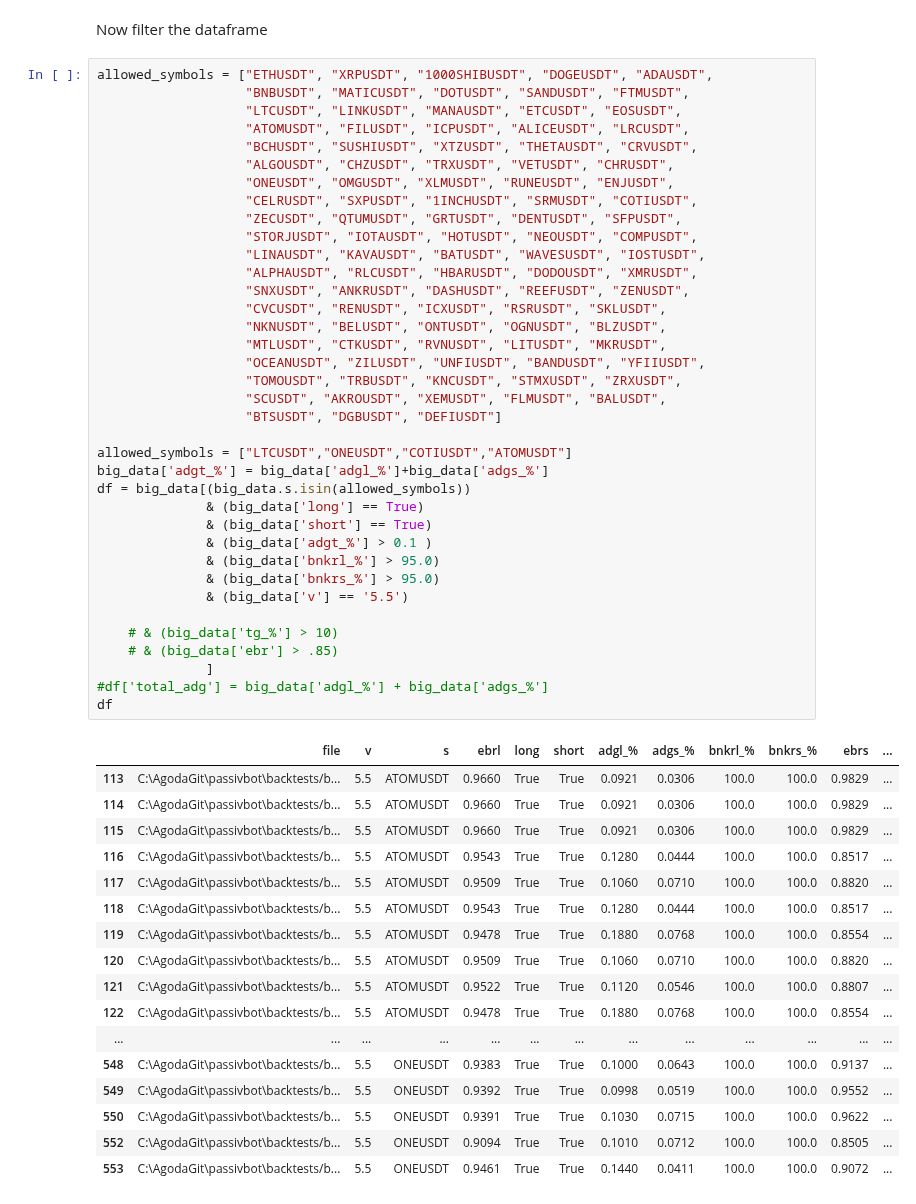
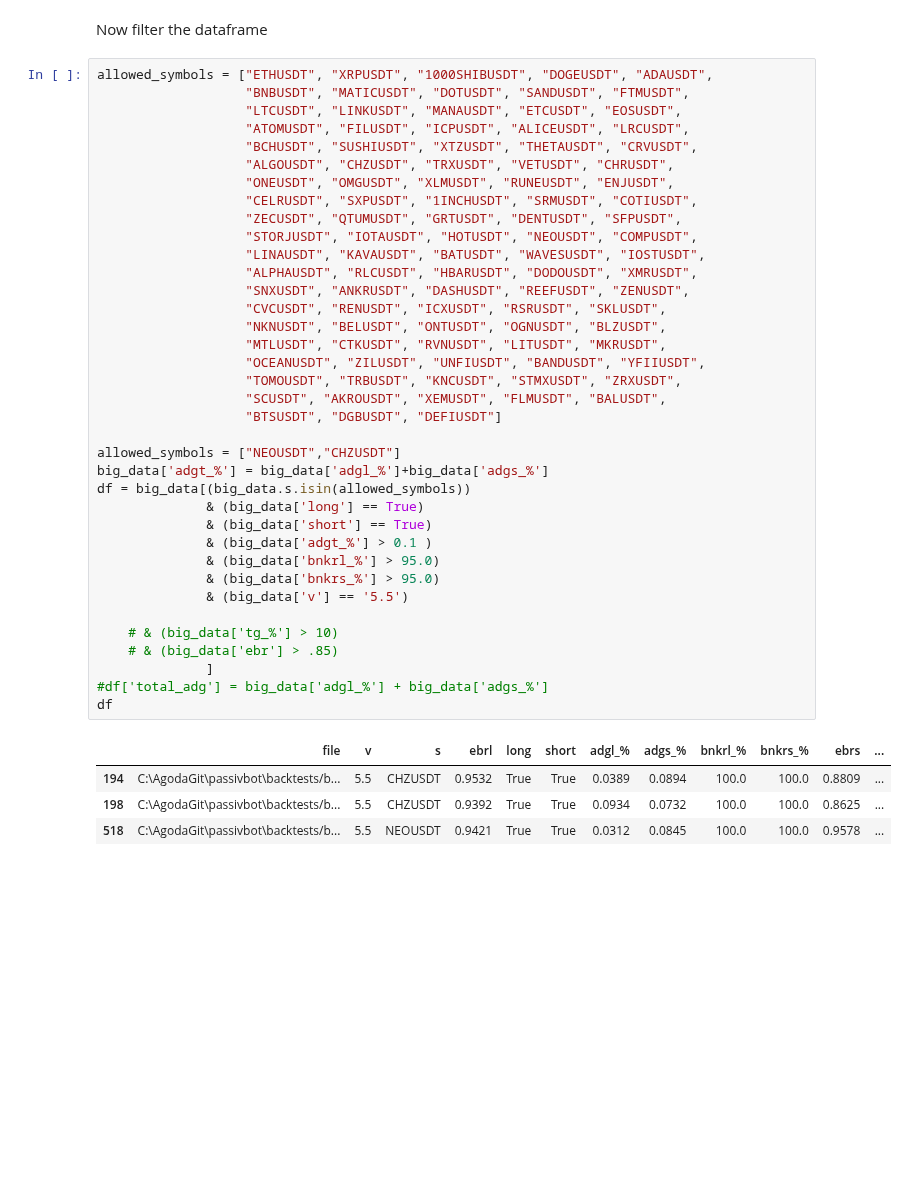
Before and after one commit to shroukkhan/passivbot, a Jupyter notebook: analyze_result.ipynb, the cells around one changed output. Drawn from its saved outputs; the diff is of its cells as text; blank space fills up the shorter version.

```diff
--- a/analyze_result.ipynb
+++ b/analyze_result.ipynb
@@ -82,50 +82,37 @@ allowed_symbols = ["ETHUSDT", "XRPUSDT", "1000SHIBUSDT", "DOGEUSDT", "ADAUSDT",
                    "CELRUSDT", "SXPUSDT", "1INCHUSDT", "SRMUSDT", "COTIUSDT",
                    "ZECUSDT", "QTUMUSDT", "GRTUSDT", "DENTUSDT", "SFPUSDT",
                    "STORJUSDT", "IOTAUSDT", "HOTUSDT", "NEOUSDT", "COMPUSDT",
                    "LINAUSDT", "KAVAUSDT", "BATUSDT", "WAVESUSDT", "IOSTUSDT",
                    "ALPHAUSDT", "RLCUSDT", "HBARUSDT", "DODOUSDT", "XMRUSDT",
                    "SNXUSDT", "ANKRUSDT", "DASHUSDT", "REEFUSDT", "ZENUSDT",
                    "CVCUSDT", "RENUSDT", "ICXUSDT", "RSRUSDT", "SKLUSDT",
                    "NKNUSDT", "BELUSDT", "ONTUSDT", "OGNUSDT", "BLZUSDT",
                    "MTLUSDT", "CTKUSDT", "RVNUSDT", "LITUSDT", "MKRUSDT",
                    "OCEANUSDT", "ZILUSDT", "UNFIUSDT", "BANDUSDT", "YFIIUSDT",
                    "TOMOUSDT", "TRBUSDT", "KNCUSDT", "STMXUSDT", "ZRXUSDT",
                    "SCUSDT", "AKROUSDT", "XEMUSDT", "FLMUSDT", "BALUSDT",
                    "BTSUSDT", "DGBUSDT", "DEFIUSDT"]
 
-allowed_symbols = ["LTCUSDT","ONEUSDT","COTIUSDT","ATOMUSDT"]
+allowed_symbols = ["NEOUSDT","CHZUSDT"]
 big_data['adgt_%'] = big_data['adgl_%']+big_data['adgs_%']
 df = big_data[(big_data.s.isin(allowed_symbols))
               & (big_data['long'] == True)
               & (big_data['short'] == True)
               & (big_data['adgt_%'] > 0.1 )
               & (big_data['bnkrl_%'] > 95.0)
               & (big_data['bnkrs_%'] > 95.0)
               & (big_data['v'] == '5.5')
 
     # & (big_data['tg_%'] > 10)
     # & (big_data['ebr'] > .85)
               ]
 #df['total_adg'] = big_data['adgl_%'] + big_data['adgs_%']
 df
 # %% [output]
 |  | file | v | s | ebrl | long | short | adgl_% | adgs_% | bnkrl_% | bnkrs_% | ebrs | ... |
-| 113 | C:\AgodaGit\passivbot\backtests/b... | 5.5 | ATOMUSDT | 0.9660 | True | True | 0.0921 | 0.0306 | 100.0 | 100.0 | 0.9829 | ... |
-| 114 | C:\AgodaGit\passivbot\backtests/b... | 5.5 | ATOMUSDT | 0.9660 | True | True | 0.0921 | 0.0306 | 100.0 | 100.0 | 0.9829 | ... |
-| 115 | C:\AgodaGit\passivbot\backtests/b... | 5.5 | ATOMUSDT | 0.9660 | True | True | 0.0921 | 0.0306 | 100.0 | 100.0 | 0.9829 | ... |
-| 116 | C:\AgodaGit\passivbot\backtests/b... | 5.5 | ATOMUSDT | 0.9543 | True | True | 0.1280 | 0.0444 | 100.0 | 100.0 | 0.8517 | ... |
-| 117 | C:\AgodaGit\passivbot\backtests/b... | 5.5 | ATOMUSDT | 0.9509 | True | True | 0.1060 | 0.0710 | 100.0 | 100.0 | 0.8820 | ... |
-| 118 | C:\AgodaGit\passivbot\backtests/b... | 5.5 | ATOMUSDT | 0.9543 | True | True | 0.1280 | 0.0444 | 100.0 | 100.0 | 0.8517 | ... |
-| 119 | C:\AgodaGit\passivbot\backtests/b... | 5.5 | ATOMUSDT | 0.9478 | True | True | 0.1880 | 0.0768 | 100.0 | 100.0 | 0.8554 | ... |
-| 120 | C:\AgodaGit\passivbot\backtests/b... | 5.5 | ATOMUSDT | 0.9509 | True | True | 0.1060 | 0.0710 | 100.0 | 100.0 | 0.8820 | ... |
-| 121 | C:\AgodaGit\passivbot\backtests/b... | 5.5 | ATOMUSDT | 0.9522 | True | True | 0.1120 | 0.0546 | 100.0 | 100.0 | 0.8807 | ... |
-| 122 | C:\AgodaGit\passivbot\backtests/b... | 5.5 | ATOMUSDT | 0.9478 | True | True | 0.1880 | 0.0768 | 100.0 | 100.0 | 0.8554 | ... |
-| ... | ... | ... | ... | ... | ... | ... | ... | ... | ... | ... | ... | ... |
-| 548 | C:\AgodaGit\passivbot\backtests/b... | 5.5 | ONEUSDT | 0.9383 | True | True | 0.1000 | 0.0643 | 100.0 | 100.0 | 0.9137 | ... |
-| 549 | C:\AgodaGit\passivbot\backtests/b... | 5.5 | ONEUSDT | 0.9392 | True | True | 0.0998 | 0.0519 | 100.0 | 100.0 | 0.9552 | ... |
-| 550 | C:\AgodaGit\passivbot\backtests/b... | 5.5 | ONEUSDT | 0.9391 | True | True | 0.1030 | 0.0715 | 100.0 | 100.0 | 0.9622 | ... |
-| 552 | C:\AgodaGit\passivbot\backtests/b... | 5.5 | ONEUSDT | 0.9094 | True | True | 0.1010 | 0.0712 | 100.0 | 100.0 | 0.8505 | ... |
-| 553 | C:\AgodaGit\passivbot\backtests/b... | 5.5 | ONEUSDT | 0.9461 | True | True | 0.1440 | 0.0411 | 100.0 | 100.0 | 0.9072 | ... |
+| 194 | C:\AgodaGit\passivbot\backtests/b... | 5.5 | CHZUSDT | 0.9532 | True | True | 0.0389 | 0.0894 | 100.0 | 100.0 | 0.8809 | ... |
+| 198 | C:\AgodaGit\passivbot\backtests/b... | 5.5 | CHZUSDT | 0.9392 | True | True | 0.0934 | 0.0732 | 100.0 | 100.0 | 0.8625 | ... |
+| 518 | C:\AgodaGit\passivbot\backtests/b... | 5.5 | NEOUSDT | 0.9421 | True | True | 0.0312 | 0.0845 | 100.0 | 100.0 | 0.9578 | ... |
 # %%
 df.drop_duplicates(subset=['s', 'tgl_%','tgs_%','adgl_%','adgs_%','adgt_%', 'bnkrl_%', 'bnkrs_%', 'ebrl', 'ebrs', 'long', 'short'], keep='first',
                    inplace=True)
```
Also changed, not shown: parts of 2 cells of this notebook, 5 other files.
